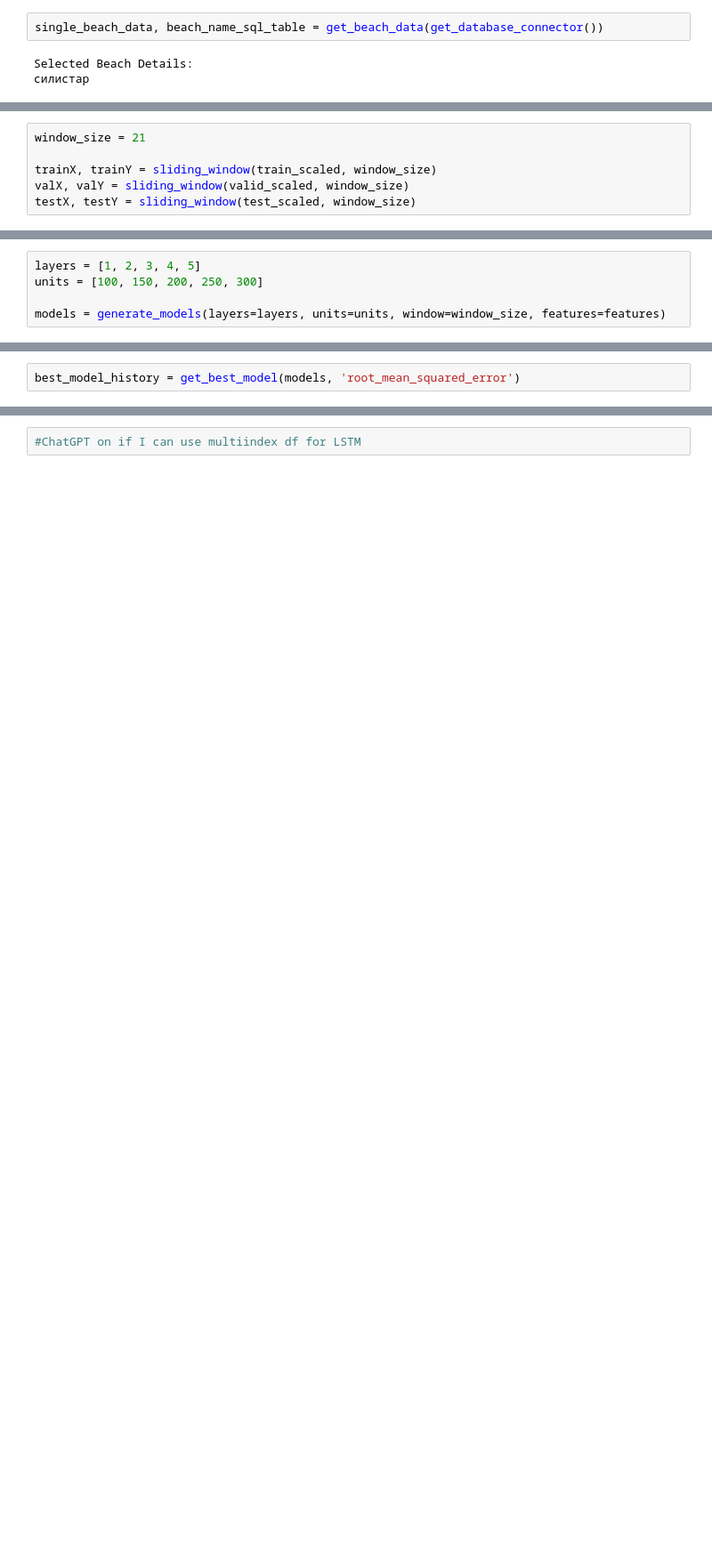
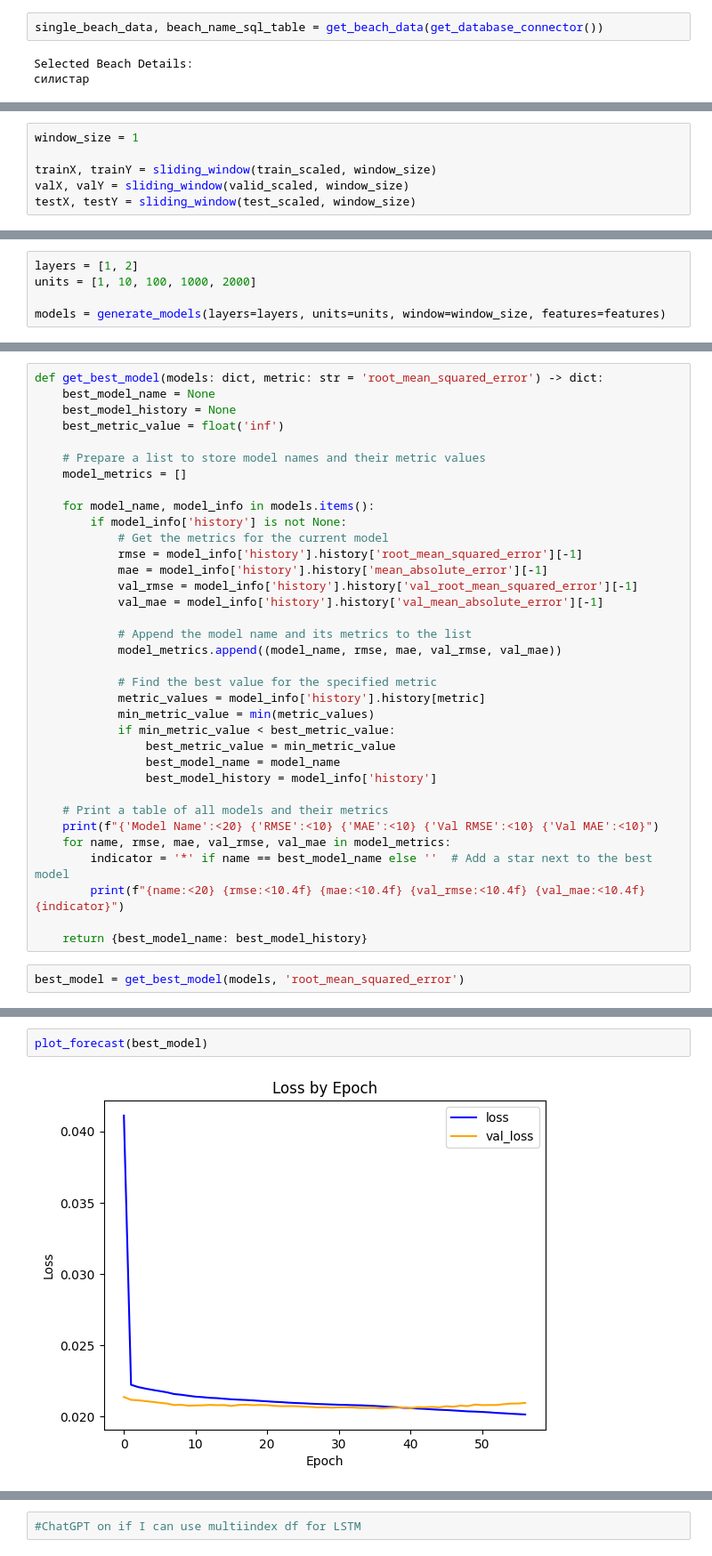
Before and after one commit to MCangelov/Scuba_Forecast_NN, a Jupyter notebook: beach_lstm.ipynb, the cells around one changed output, grey strips where cells are left out. Shown at 89% size. Saved outputs shown, nothing was run; the diff lists cells and outputs as text; blank space fills up the shorter version.

Commit message:
Updated forecast plots

```diff
--- a/beach_lstm.ipynb
+++ b/beach_lstm.ipynb
@@ -38,5 +58,5 @@ df_scaled = scaler.transform(single_beach_data_w.values)
 # %%
-window_size = 21
+window_size = 1
 
 trainX, trainY = sliding_window(train_scaled, window_size)
 valX, valY = sliding_window(valid_scaled, window_size)
@@ -56,6 +87,6 @@ def generate_models(layers: list, units: list, window: int = window_size, featur
     return models
 # %%
-layers = [1, 2, 3, 4, 5]
-units = [100, 150, 200, 250, 300]
+layers = [1, 2]
+units = [1, 10, 100, 1000, 2000]
 
 models = generate_models(layers=layers, units=units, window=window_size, features=features)
@@ -80,2 +132,37 @@ def get_best_model(models: dict, metric: str = 'root_mean_squared_error') -> dic
+# %%
+def get_best_model(models: dict, metric: str = 'root_mean_squared_error') -> dict:
+    best_model_name = None
+    best_model_history = None
+    best_metric_value = float('inf')
+
+    # Prepare a list to store model names and their metric values
+    model_metrics = []
+
+    for model_name, model_info in models.items():
+        if model_info['history'] is not None:
+            # Get the metrics for the current model
+            rmse = model_info['history'].history['root_mean_squared_error'][-1]
+            mae = model_info['history'].history['mean_absolute_error'][-1]
+            val_rmse = model_info['history'].history['val_root_mean_squared_error'][-1]
+            val_mae = model_info['history'].history['val_mean_absolute_error'][-1]
+
+            # Append the model name and its metrics to the list
+            model_metrics.append((model_name, rmse, mae, val_rmse, val_mae))
+
+            # Find the best value for the specified metric
+            metric_values = model_info['history'].history[metric]
+            min_metric_value = min(metric_values)
+            if min_metric_value < best_metric_value:
+                best_metric_value = min_metric_value
+                best_model_name = model_name
+                best_model_history = model_info['history']
+
+    # Print a table of all models and their metrics
+    print(f"{'Model Name':<20} {'RMSE':<10} {'MAE':<10} {'Val RMSE':<10} {'Val MAE':<10}")
+    for name, rmse, mae, val_rmse, val_mae in model_metrics:
+        indicator = '*' if name == best_model_name else ''  # Add a star next to the best model
+        print(f"{name:<20} {rmse:<10.4f} {mae:<10.4f} {val_rmse:<10.4f} {val_mae:<10.4f} {indicator}")
+
+    return {best_model_name: best_model_history}
 # %%
-best_model_history = get_best_model(models, 'root_mean_squared_error')
+best_model = get_best_model(models, 'root_mean_squared_error')
@@ -87,0 +181,4 @@ plot_forecast(models, list(best_model_history.keys())[0], testX, testY)
+# %%
+plot_forecast(best_model)
+# %% [output]
+[figure, added]
```
Also changed, not shown: parts of 30 cells of this notebook, 1 other file.
